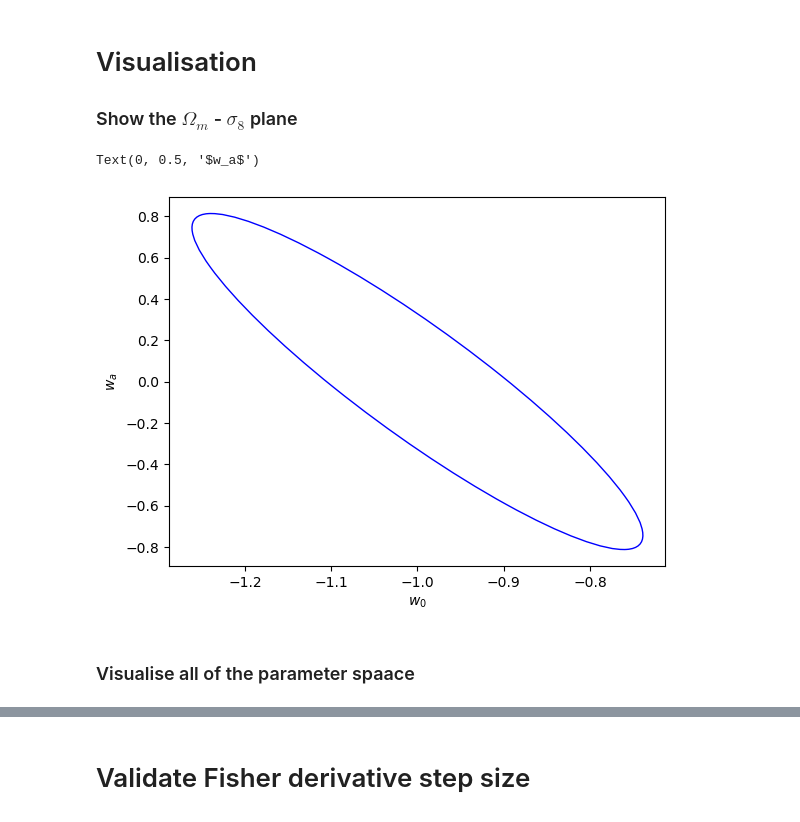
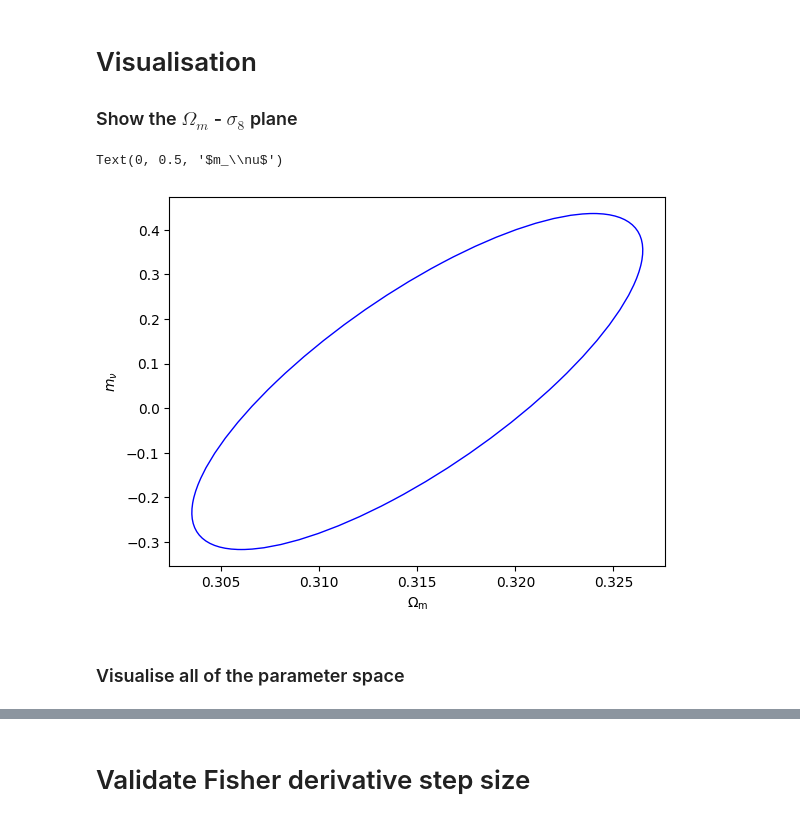
Before and after one commit to chrgeorgiou/CS_Fisher, a Jupyter notebook: notebooks/plotting.ipynb, the cells around one changed output, grey strips where cells are left out. Cells and saved outputs as stored; diff of their text form; code cells hidden in the pictures.

```diff
--- a/notebooks/plotting.ipynb
+++ b/notebooks/plotting.ipynb
@@ -7,27 +7,27 @@ sys.path.append('/Users/Georg022/PycharmProjects/CS_Fisher/')
 from src import IO, load_config
 # %%
-config = load_config('../configs/config_DESC_vanilla.yaml')
-fm = IO.load_fisher_matrix(config, 'fm_sampling_validation')
+config = load_config('../configs/config_neutrinos.yaml')
+fm = IO.load_fisher_matrix(config, 'fisher_matrix') #'fm_sampling_validation'
 fm = fm.transform_A_s_to_m9A_s()
 # %% [markdown]
 # Visualisation
 ### Show the $\Omega_m$ - $\sigma_8$ plane
 # %%
-plot_params = ['w0', 'wa']
+plot_params = ['Omega_m', 'm_nu'] #make sure that this are actually being shifted (in yaml config)
 fig, ax = plt.subplots()
 
 ax, xlim, ylim, mu, latex = fm.draw_covariance_ellipse(ax, parameters=plot_params, CL=0.393, color='b', fill=False, ls='-')
 
 ax.set_xlim([mu[0] - 1.1 * xlim, mu[0] + 1.1 * xlim])
 ax.set_ylim([mu[1] - 1.1 * ylim, mu[1] + 1.1 * ylim])
 
 ax.set_xlabel(f'{latex[0]}')
 ax.set_ylabel(f'{latex[1]}')
 # %% [output]
-Text(0, 0.5, '$w_a$')
+Text(0, 0.5, '$m_\\nu$')
-[figure, old version]
+[figure, new version]
 # %% [markdown]
-### Visualise all of the parameter spaace
+### Visualise all of the parameter space
 # %%
 parameters = fm.parameters
 fig, axes = plt.subplots(len(parameters)-1, len(parameters)-1, figsize=(18,18),
```
Also changed, not shown: parts of 4 cells of this notebook, 5 other files.
